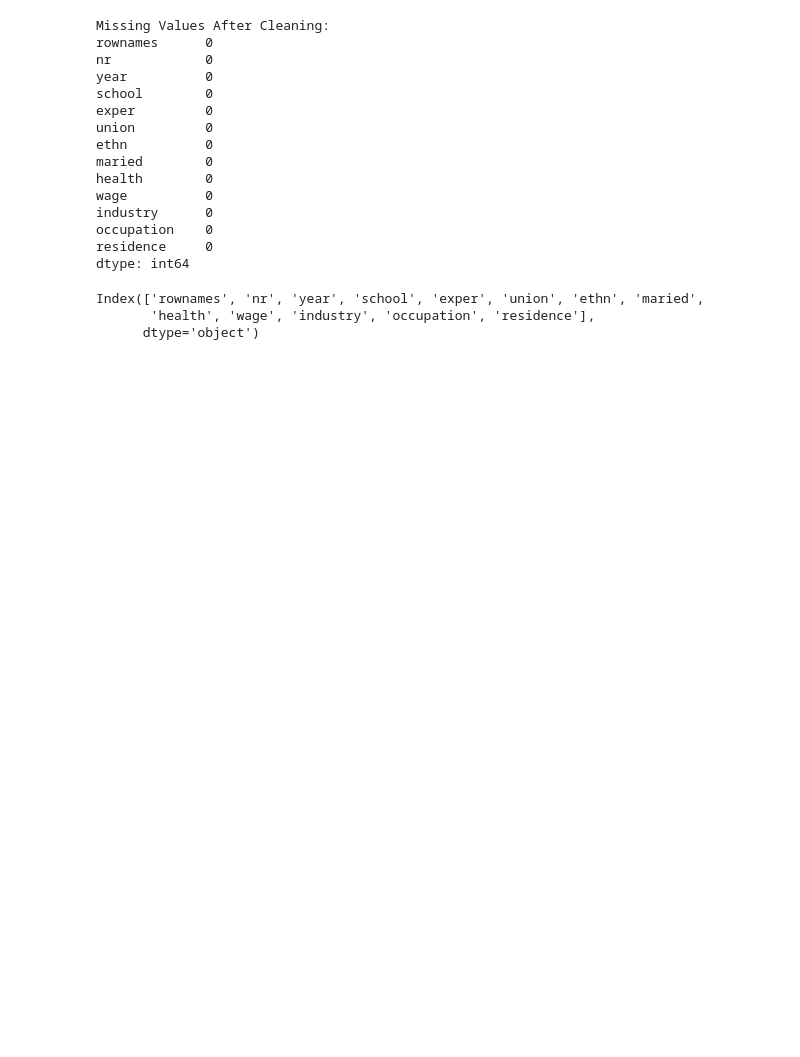
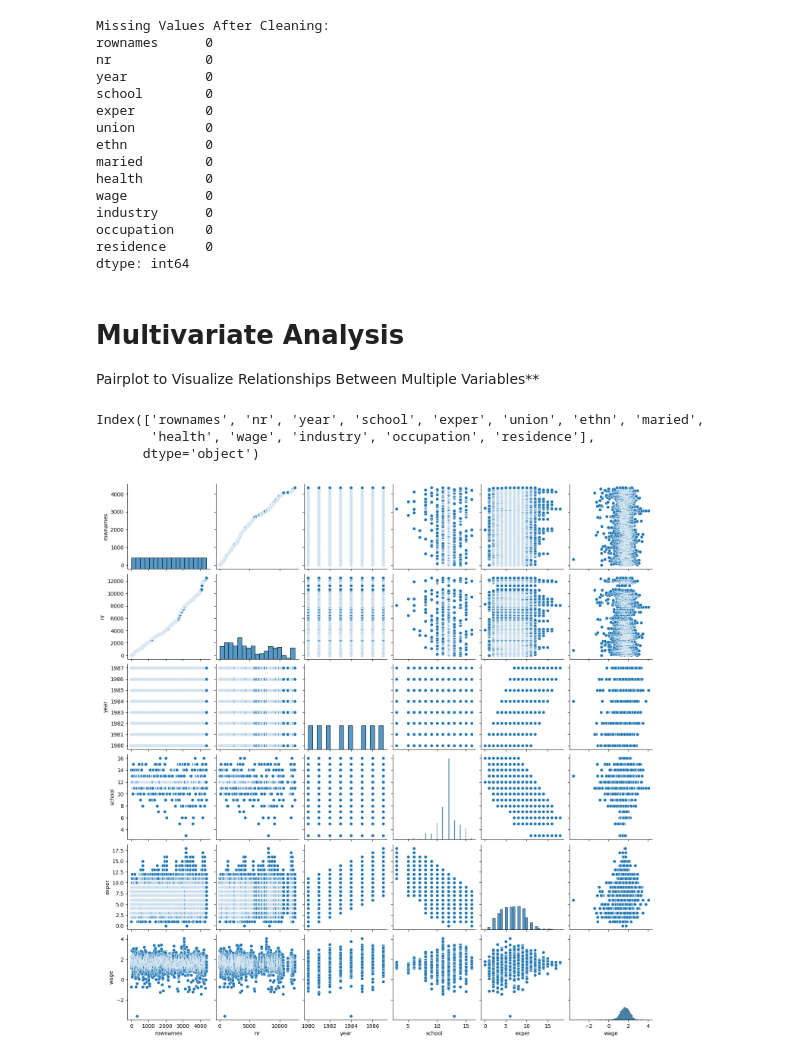
Before and after one commit to Jermish-Justin/EDA-DA, a Jupyter notebook: 21BDS0062_EDA_DA.ipynb, the cells around one changed output. Cells and saved outputs as stored; diff of their text form; code cells hidden in the pictures; blank space fills up the shorter version.

```diff
--- a/21BDS0062_EDA_DA.ipynb
+++ b/21BDS0062_EDA_DA.ipynb
@@ -84,9 +92,29 @@ industry      0
 occupation    0
 residence     0
 dtype: int64
-# %%
-print(df.columns)
-# %% [output]
-Index(['rownames', 'nr', 'year', 'school', 'exper', 'union', 'ethn', 'maried',
-       'health', 'wage', 'industry', 'occupation', 'residence'],
-      dtype='object')
+# %% [markdown]
+# Multivariate Analysis
+
+Pairplot to Visualize Relationships Between Multiple Variables**
+# %%
+
+import pandas as pd
+import seaborn as sns
+import matplotlib.pyplot as plt
+
+url = "https://raw.githubusercontent.com/salemprakash/EDA/main/Data/Males.csv"
+df = pd.read_csv(url)
+
+df.head()
+
+
+print(df.columns)
+
+
+sns.pairplot(df)
+plt.show()
+# %% [output]
+Index(['rownames', 'nr', 'year', 'school', 'exper', 'union', 'ethn', 'maried',
+       'health', 'wage', 'industry', 'occupation', 'residence'],
+      dtype='object')
+[figure, added]
```
Also changed, not shown: parts of 4 cells of this notebook.
